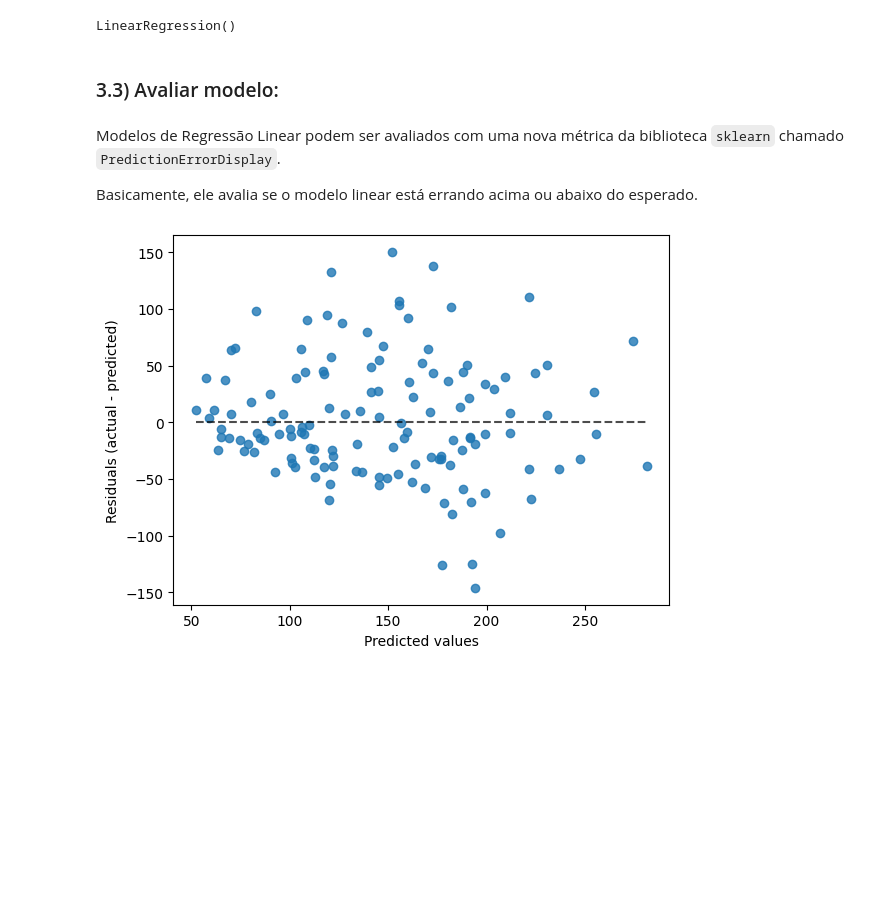
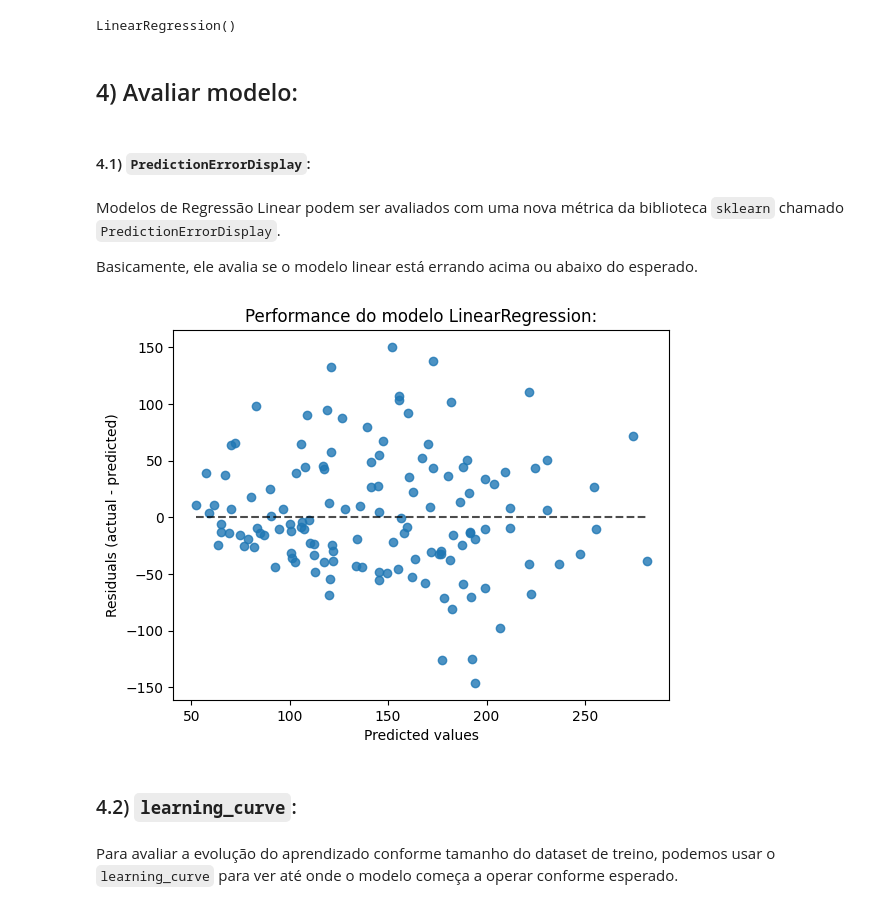
Before and after one commit to TulioInoue/datascience-study, a Jupyter notebook: cases/linear_regression/linear_regression.ipynb, the cells around one changed output. Saved outputs shown, nothing was run; the diff lists cells and outputs as text; code cells hidden in the pictures; blank space fills up the shorter version.

```diff
--- a/cases/linear_regression/linear_regression.ipynb
+++ b/cases/linear_regression/linear_regression.ipynb
@@ -55,7 +59,9 @@ model.fit(
 # %% [output]
 LinearRegression()
 # %% [markdown]
-### 3.3) Avaliar modelo:
+## 4) Avaliar modelo:
+# %% [markdown]
+#### 4.1) `PredictionErrorDisplay`:
 # %% [markdown]
 Modelos de Regressão Linear podem ser avaliados com uma nova métrica da biblioteca `sklearn` chamado `PredictionErrorDisplay`.
 
@@ -63,12 +69,17 @@ Basicamente, ele avalia se o modelo linear está errando acima ou abaixo do espe
 # %%
 display = PredictionErrorDisplay(
     y_true = y_test,
     y_pred = model.predict(
         X = X_test
     )
 )
 
 display.plot()
+plt.title("Performance do modelo LinearRegression (Sem pré-processamento):")
 plt.show()
 # %% [output]
-[figure, old version]
+[figure, new version]
+# %% [markdown]
+### 4.2) `learning_curve`:
+# %% [markdown]
+Para avaliar a evolução do aprendizado conforme tamanho do dataset de treino, podemos usar o `learning_curve` para ver até onde o modelo começa a operar conforme esperado.
```
Also changed, not shown: parts of 8 cells of this notebook.
